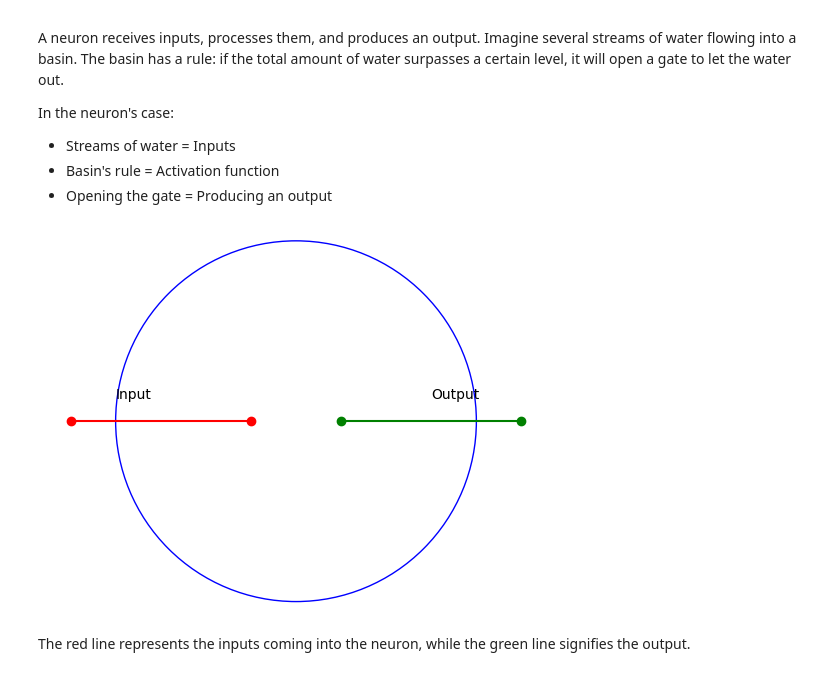
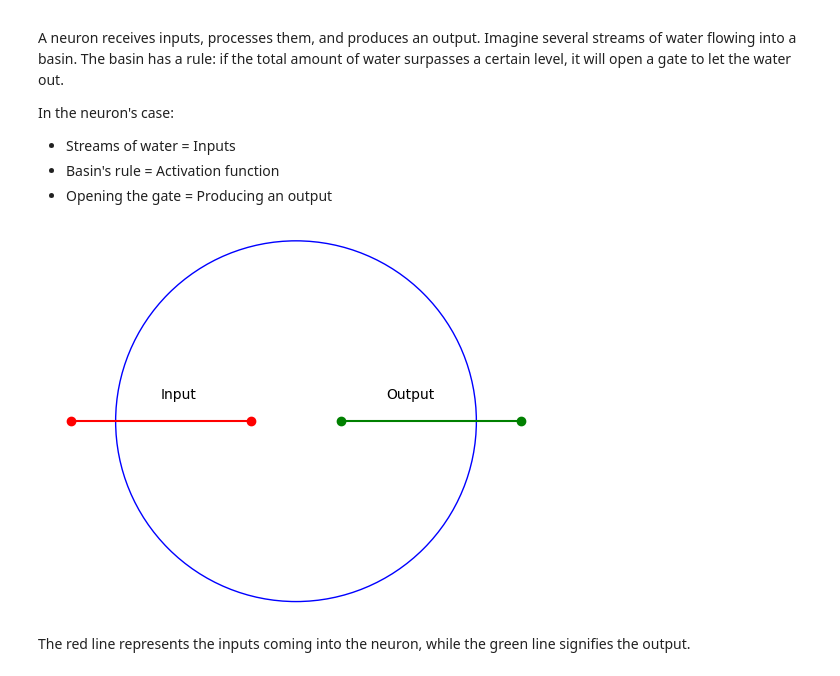
Before and after one commit to egorpol/nnstuff, a Jupyter notebook: neuron.ipynb, the cells around one changed output. Drawn from its saved outputs; the diff is of its cells as text; code cells hidden in the pictures.

```diff
--- a/neuron.ipynb
+++ b/neuron.ipynb
@@ -14,23 +14,23 @@ In the neuron's case:
 # %%
 import numpy as np
 import matplotlib.pyplot as plt
 from IPython.display import display, Math, Latex
 
 
 # Draw a basic neuron
 
 fig, ax = plt.subplots()
 circle = plt.Circle((0.5, 0.5), 0.4, color='blue', fill=False)
 ax.add_artist(circle)
 plt.plot([0, 0.4], [0.5, 0.5], 'ro-')  # input
 plt.plot([0.6, 1], [0.5, 0.5], 'go-')  # output
-ax.annotate('Input', (0.1, 0.55))
-ax.annotate('Output', (0.8, 0.55))
+ax.annotate('Input', (0.2, 0.55))
+ax.annotate('Output', (0.7, 0.55))
 ax.set_aspect('equal', adjustable='datalim')
 plt.axis('off')
 plt.show()
 # %% [output]
-[figure, old version]
+[figure, new version]
 # %% [markdown]
 The red line represents the inputs coming into the neuron, while the green line signifies the output.
 # %% [markdown]
```
Also changed, not shown: parts of 1 cell of this notebook, 4 other files.
